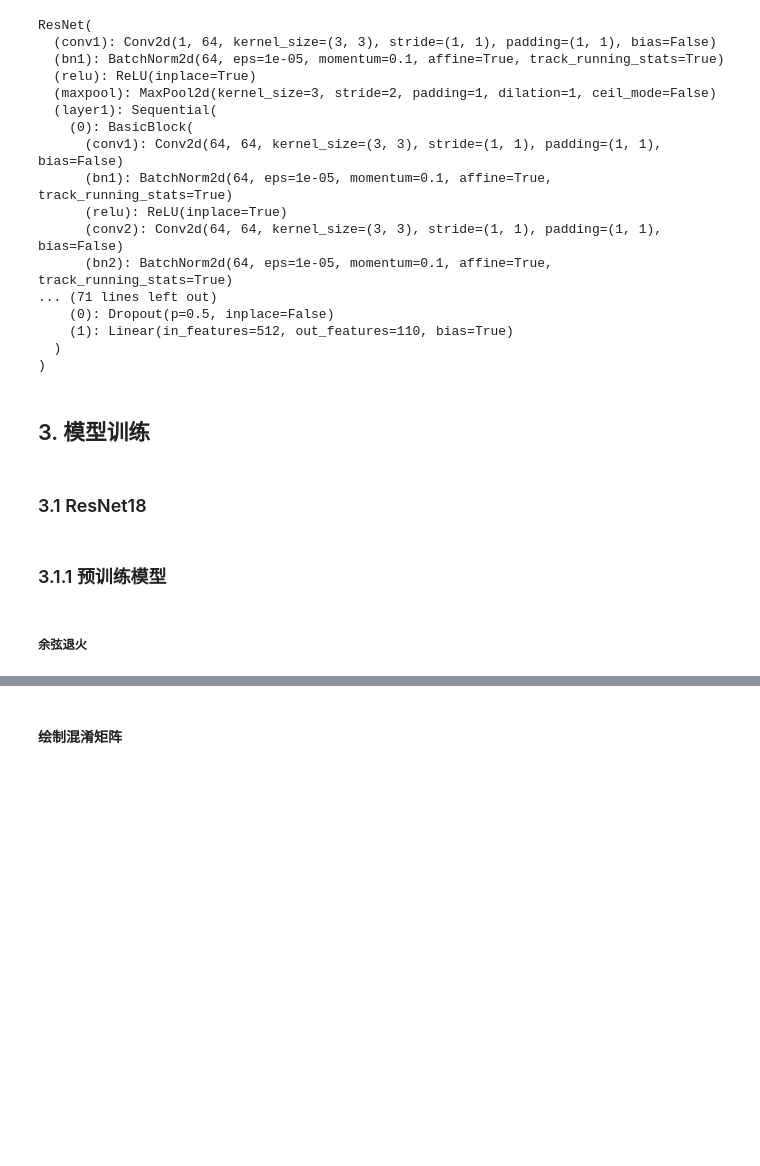
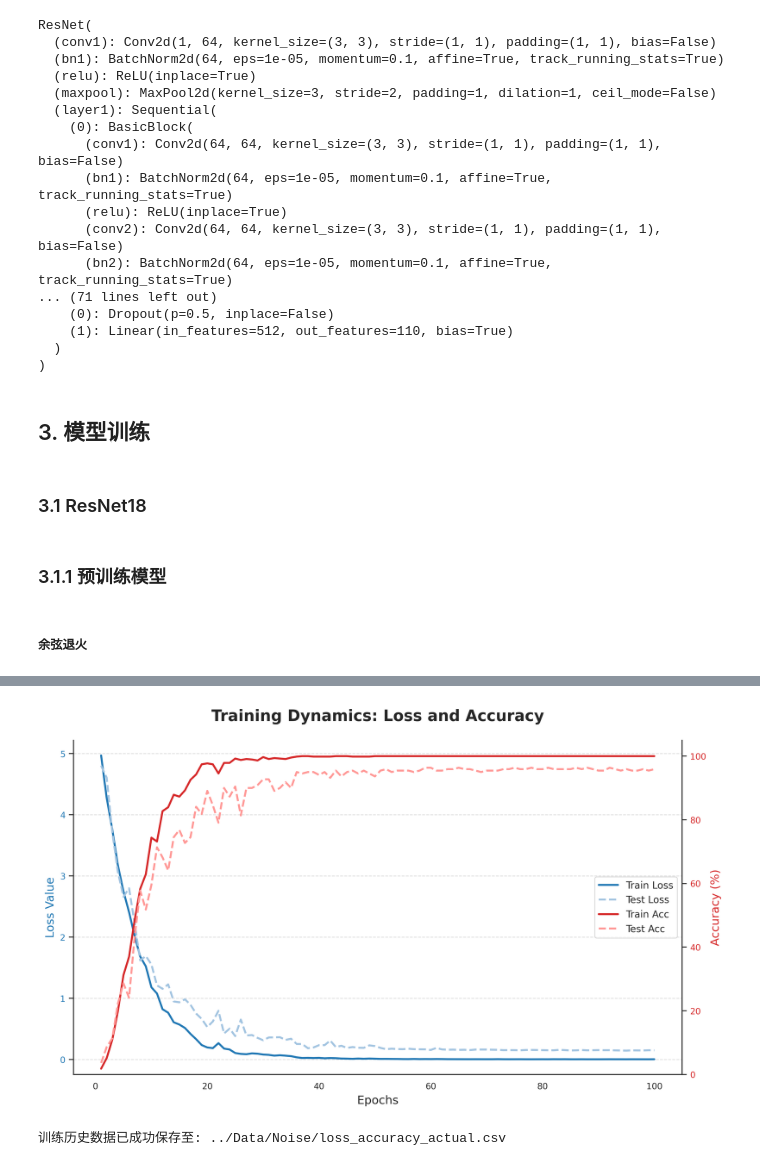
Before and after one commit to Four-Q/NbOx-Simulation20260402, a Jupyter notebook: Code/pretrain_resnet18_Add_Noise.ipynb, the cells around one changed output, grey strips where cells are left out. Drawn from its saved outputs; the diff is of its cells as text; code cells hidden in the pictures; blank space fills up the shorter version.

```diff
--- a/Code/pretrain_resnet18_Add_Noise.ipynb
+++ b/Code/pretrain_resnet18_Add_Noise.ipynb
@@ -478,2 +477,0 @@ history1 = train(resnet_pretrained_1, train_loader, test_loader, criterion, opti
-# %% [markdown]
-#### 绘制混淆矩阵
@@ -523,0 +478,77 @@ plot_cm(y_true, y_pred, num_classes=110)
+# %%
+import matplotlib.pyplot as plt
+import seaborn as sns
+
+def plot_combined_history(history, save_name="combined_metrics.png"):
+    # 1. 设置基础风格
+    sns.set_theme(style="white", context="paper")
+    fig, ax1 = plt.subplots(figsize=(10, 6), dpi=300)
+
+    epochs = range(1, len(history['train_loss']) + 1)
+
+    # --- 第一部分：绘制 Loss (左侧纵轴) ---
+    color_loss_train = '#1f77b4' # 深蓝色
+    color_loss_test = '#a2c4e1'  # 浅蓝色
+
+    lns1 = ax1.plot(epochs, history['train_loss'], color=color_loss_train,
+                    linewidth=2, label='Train Loss')
+    lns2 = ax1.plot(epochs, history['test_loss'], color=color_loss_test,
+                    linewidth=2, linestyle='--', label='Test Loss')
+
+    ax1.set_xlabel('Epochs', fontsize=12)
+    ax1.set_ylabel('Loss Value', fontsize=12, color=color_loss_train)
+    ax1.tick_params(axis='y', labelcolor=color_loss_train)
+    ax1.grid(axis='y', linestyle='--', alpha=0.7) # 只保留水平网格线
+
+    # --- 第二部分：绘制 Accuracy (右侧纵轴) ---
+    ax2 = ax1.twinx() # 创建共享 X 轴的右侧纵轴
+
+    color_acc_train = '#d62728' # 深红色
+    color_acc_test = '#ff9896'  # 浅红色
+
+    lns3 = ax2.plot(epochs, history['train_acc'], color=color_acc_train,
+                    linewidth=2, label='Train Acc')
+    lns4 = ax2.plot(epochs, history['test_acc'], color=color_acc_test,
+                    linewidth=2, linestyle='--', label='Test Acc')
+
+    ax2.set_ylabel('Accuracy (%)', fontsize=12, color=color_acc_train)
+    ax2.tick_params(axis='y', labelcolor=color_acc_train)
+
+    # 设置右侧轴的范围 (通常准确率在 0-100 之间)
+    ax2.set_ylim(0, 105)
+
+    # --- 第三部分：合并图例 ---
+    # 因为有两个轴，需要手动合并图例标签
+    lns = lns1 + lns2 + lns3 + lns4
+    labs = [l.get_label() for l in lns]
+    ax1.legend(lns, labs, loc='center right', frameon=True, fontsize=10)
+
+    # 标题与细节
+    plt.title('Training Dynamics: Loss and Accuracy', fontsize=16, fontweight='bold', pad=20)
+    sns.despine(right=False) # 保持右侧轴可见
+
+    plt.tight_layout()
+    plt.savefig(f'../Data/Noise/{save_name}', dpi=300)
+    plt.show()
+
+# 调用函数
+plot_combined_history(history1)
+# %% [output]
+[figure, added]
+# %%
+# 将history保存为csv文件
+import pandas as pd
+
+# 1. 将 history 字典转换为 Pandas DataFrame
+df = pd.DataFrame(history1)
+
+# 2. 可选：插入 epoch 列使其更直观（从 1 开始）
+df.insert(0, 'epoch', range(1, len(df) + 1))
+
+# 3. 保存为 CSV 文件
+save_path = '../Data/Noise/loss_accuracy_actual.csv'
+df.to_csv(save_path, index=False)
+
+print(f"训练历史数据已成功保存至: {save_path}")
+# %% [output]
+训练历史数据已成功保存至: ../Data/Noise/loss_accuracy_actual.csv
```
Also changed, not shown: parts of 10 cells of this notebook, 13 other files.
